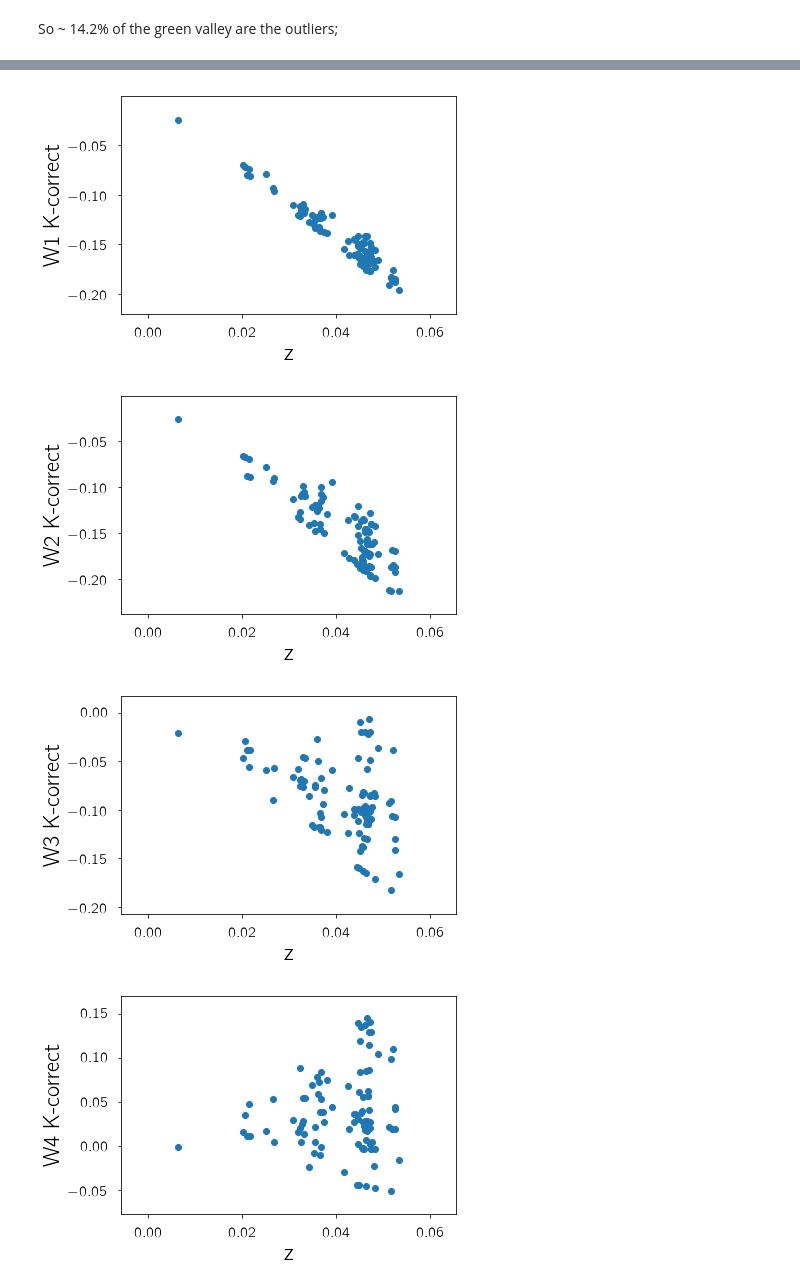
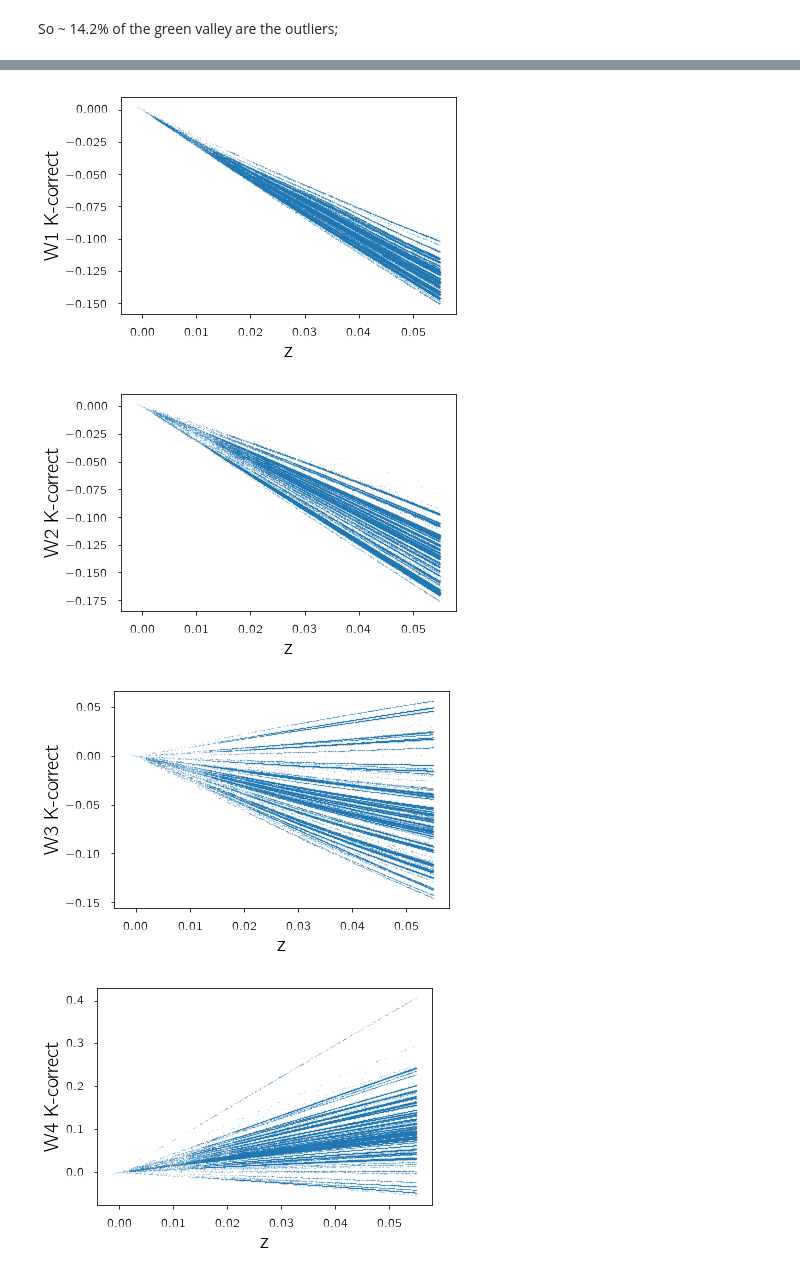
Before and after one commit to nityamd/SSFR_Env, a Jupyter notebook: notebooks/RandomCalculations.ipynb, the cells around one changed output, grey strips where cells are left out. Cells and saved outputs as stored; diff of their text form; code cells hidden in the pictures.

```diff
--- a/notebooks/RandomCalculations.ipynb
+++ b/notebooks/RandomCalculations.ipynb
@@ -135,14 +94,0 @@ sed = np.asarray([[ble(lines2[i][j].split()) for j in range(12816)] for i in ran
-# %%
-wav = sed[0][:,0]
-#unattennuated
-us = sed[0][:,2]
-#attennuated
-us1 = sed[0][:,1]
-
-plt.plot(wav,us, color = 'k',lw = 2.0,linestyle = '--', label = 'unattennuated')
-plt.plot(wav,us1, color = 'g',lw = 2.0, label = 'attennuated')
-plt.xlabel(r"$log(\lambda$ $\AA^{-1})$", fontsize = 15)
-plt.ylabel(r"$log(L_{\lambda}/L_{\odot})$ / $\AA$", fontsize = 15)
-plt.legend(loc='upper left', numpoints=1, ncol=1, fontsize=8, bbox_to_anchor=(1, 1))
-plt.savefig('magphys_spec.pdf', bbox_inches='tight')
-plt.show()
@@ -199,8 +194,9 @@ f2: w*L(w
 # %%
-t = binned_statistic_2d(dat['inf'],dat['opt'],dat['nsaid'],statistic = 'count',bins = (25,25))
+#t = binned_statistic_2d(inf,opt,nsaid,statistic = 'count',bins = (25,25))
 
-bl = t[3]
+bl = h[3]
 print(len(bl))
+print(len(np.unique(bl)))
 
 
 def f1(lam):
@@ -272,7 +256,7 @@ for i in range(len(bl)):
 #     #print(np.shape(lines2))
 #     ble = np.vectorize(np.float)
 #     sed = np.asarray([ble(lines2[j].split()) for j in range(12816)])
-    z = dat['z'][i]
+    z = d['Z'][i]
     ind = np.where(b==bl[i])[0]
 
     #print(ind)
@@ -291,22 +275,22 @@ for i in range(len(bl)):
 
     a1 = w1band.convolve_with_function(f1)
     c1 = w1band.convolve_with_function(f2)
-    kcorr1 = np.float(-2.5*(np.log10(a1/c1)))
+    kcorr1 = np.float(-2.5*(np.log10((1/(1+z))*a1/c1)))
     kc1.append(kcorr1)
 
     a2 = w2band.convolve_with_function(f1)
     c2 = w2band.convolve_with_function(f2)
-    kcorr2 = np.float(-2.5*(np.log10(a2/c2)))
+    kcorr2 = np.float(-2.5*(np.log10((1/(1+z))*a2/c2)))
     kc2.append(kcorr2)
 
     a3 = w3band.convolve_with_function(f1)
     c3 = w3band.convolve_with_function(f2)
-    kcorr3 = np.float(-2.5*(np.log10(a3/c3)))
-    kc3.append(kcorr)
+    kcorr3 = np.float(-2.5*(np.log10((1/(1+z))*a3/c3)))
+    kc3.append(kcorr3)
 
     a4 = w4band.convolve_with_function(f1)
     c4 = w4band.convolve_with_function(f2)
-    kcorr4 = np.float(-2.5*(np.log10(a4/c4)))
+    kcorr4 = np.float(-2.5*(np.log10((1/(1+z))*a4/c4)))
     kc4.append(kcorr4)
 
 
@@ -317,26 +306,26 @@ print(kc4[0:5])
 # %%
-plt.scatter(dat['z'][0:100],kc1)
+plt.scatter(d['Z'],kc1, s = 0.01)
 plt.xlabel('z')
 plt.ylabel('W1 K-correct')
 plt.show()
 
 
-plt.scatter(dat['z'][0:100],kc2)
+plt.scatter(d['Z'],kc2, s = 0.01)
 plt.xlabel('z')
 plt.ylabel('W2 K-correct')
 plt.show()
 
-plt.scatter(dat['z'][0:100],kc3)
+plt.scatter(d['Z'],kc3, s = 0.01)
 plt.xlabel('z')
 plt.ylabel('W3 K-correct')
 plt.show()
 
-plt.scatter(dat['z'][0:100],kc4)
+plt.scatter(d['Z'],kc4, s = 0.01)
 plt.xlabel('z')
 plt.ylabel('W4 K-correct')
 plt.show()
 # %% [output]
-[figure, old version]
+[figure, new version]
-[figure, old version]
+[figure, new version]
-[figure, old version]
+[figure, new version]
-[figure, old version]
+[figure, new version]
```
Also changed, not shown: parts of 12 cells of this notebook, 4 other files.
